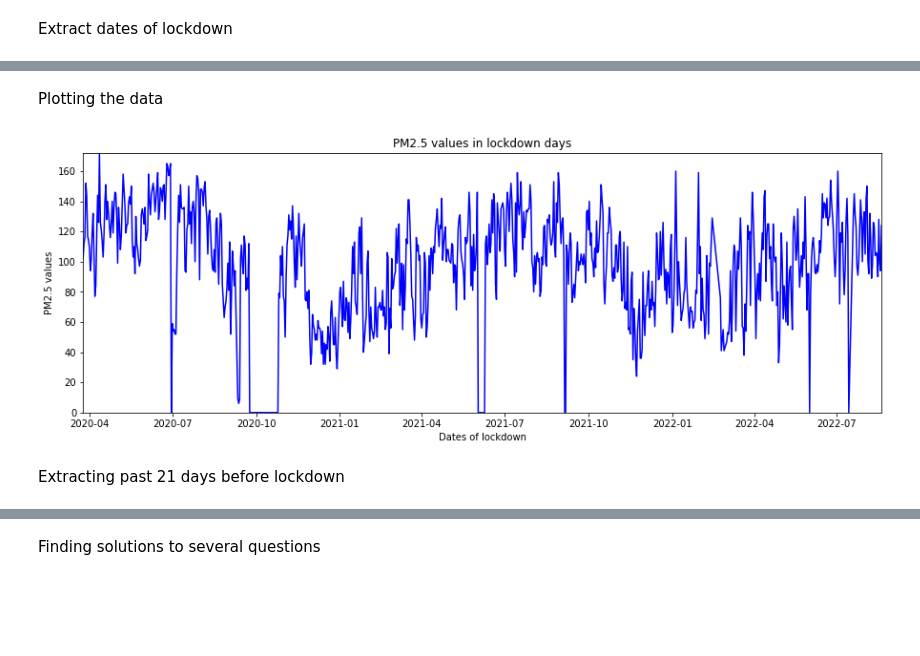
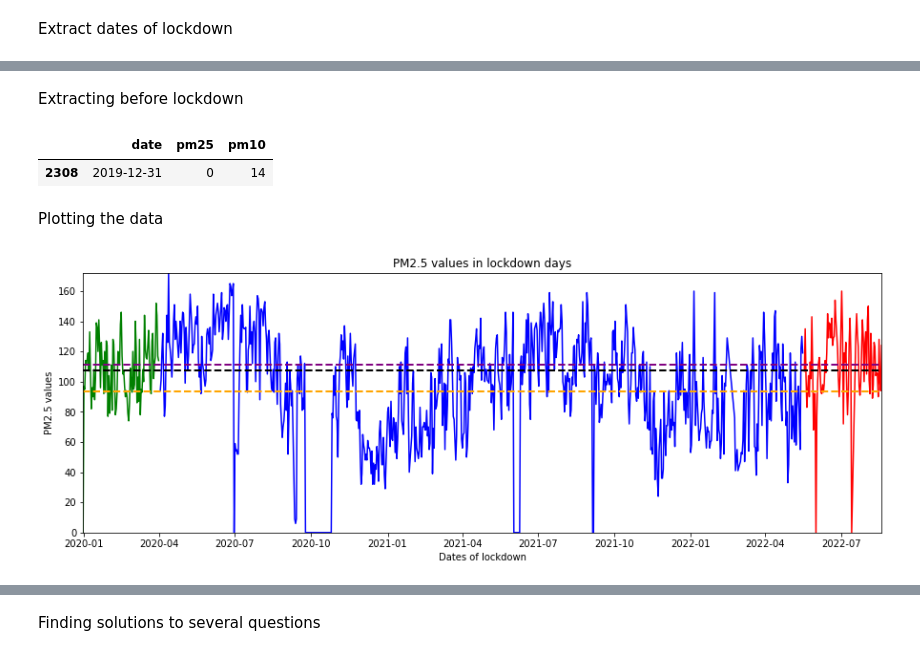
Before and after one commit to dwipaalfarisi/project-air-quality-index, a Jupyter notebook: air_pollution.ipynb, the cells around one changed output, grey strips where cells are left out. Cells and saved outputs as stored; diff of their text form; code cells hidden in the pictures; blank space fills up the shorter version.

```diff
--- a/air_pollution.ipynb
+++ b/air_pollution.ipynb
@@ -368,7 +368,8 @@ Extract dates of lockdown
 # %%
 df['date'] = pd.to_datetime(df.date)
 
-df21 = df.loc[df['date'] > '2020-03-24']
+# df21 = df.loc[df['date'] > '2020-03-31']
+df21 = df.query('date > "2020-04-01" and date < "2022-05-17"')
 df21 = df21.sort_values(by = 'date')
 df21
 # %% [output]
@@ -387,0 +391,4 @@ df21
+# %%
+df_mask_lifted_outdoor = df.query('date > "2022-05-17"')
+df_mask_lifted_outdoor = df_mask_lifted_outdoor.sort_values(by = 'date')
+df_mask_lifted_outdoor
@@ -388,23 +409,38 @@ df21
+# %% [markdown]
+Extracting before lockdown
+# %%
+mask = (df['date'] >= '2019-12-31') & (df['date']  < '2020-04-01')
+
+past21 = df.loc[mask]
+past21 = past21.sort_values(by='date')
+past21.head(1)
+# %% [output]
+|  | date | pm25 | pm10 |
+| 2308 | 2019-12-31 | 0 | 14 |
 # %% [markdown]
 Plotting the data
 # %%
 dates = df21['date']
 pm25 = df21['pm25']
-pm25 = [int(i) for i in pm25]
 
 plt.figure(figsize=(15,5))
 
 length = len(dates)
 
 plt.plot(dates,pm25, c='b')
+plt.plot(df_mask_lifted_outdoor.date, df_mask_lifted_outdoor.pm25, c='r')
+plt.plot(past21.date, past21.pm25, c='g')
+
+plt.axhline(y=past21.pm25.mean(), color='black', linestyle='--', linewidth=2, label='Avg before covid hit')
+plt.axhline(y=pm25.mean(), color='orange', linestyle='--', linewidth=2, label='Avg on lockdown days')
+plt.axhline(y=df_mask_lifted_outdoor.pm25.mean(), color='purple', linestyle='--', linewidth=2, label='Avg after mask restriction lifted outdoor')
+
 plt.title('PM2.5 values in lockdown days')
 plt.xlabel('Dates of lockdown')
 plt.ylabel('PM2.5 values')
 
 plt.margins(0)
 
 plt.show()
 # %% [output]
-[figure, old version]
+[figure, new version]
-# %% [markdown]
-Extracting past 21 days before lockdown
```
Also changed, not shown: parts of 20 cells of this notebook.
